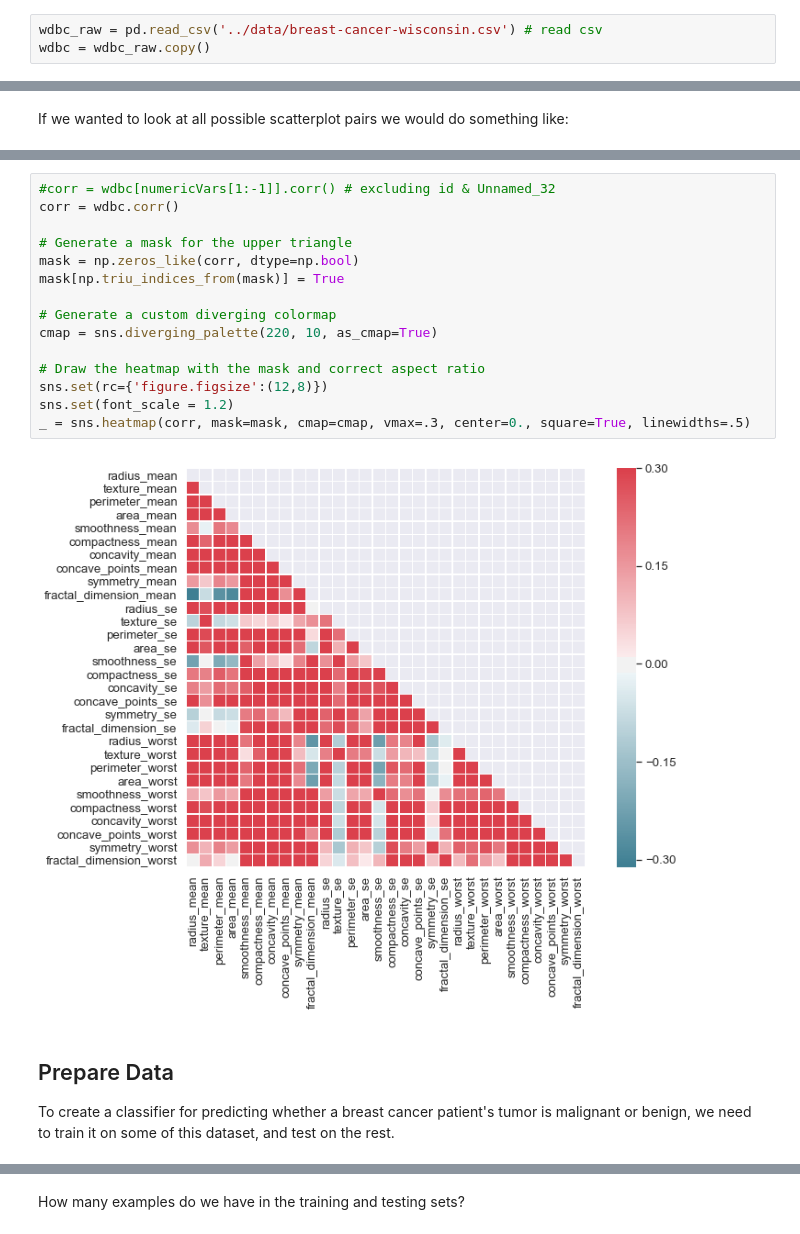
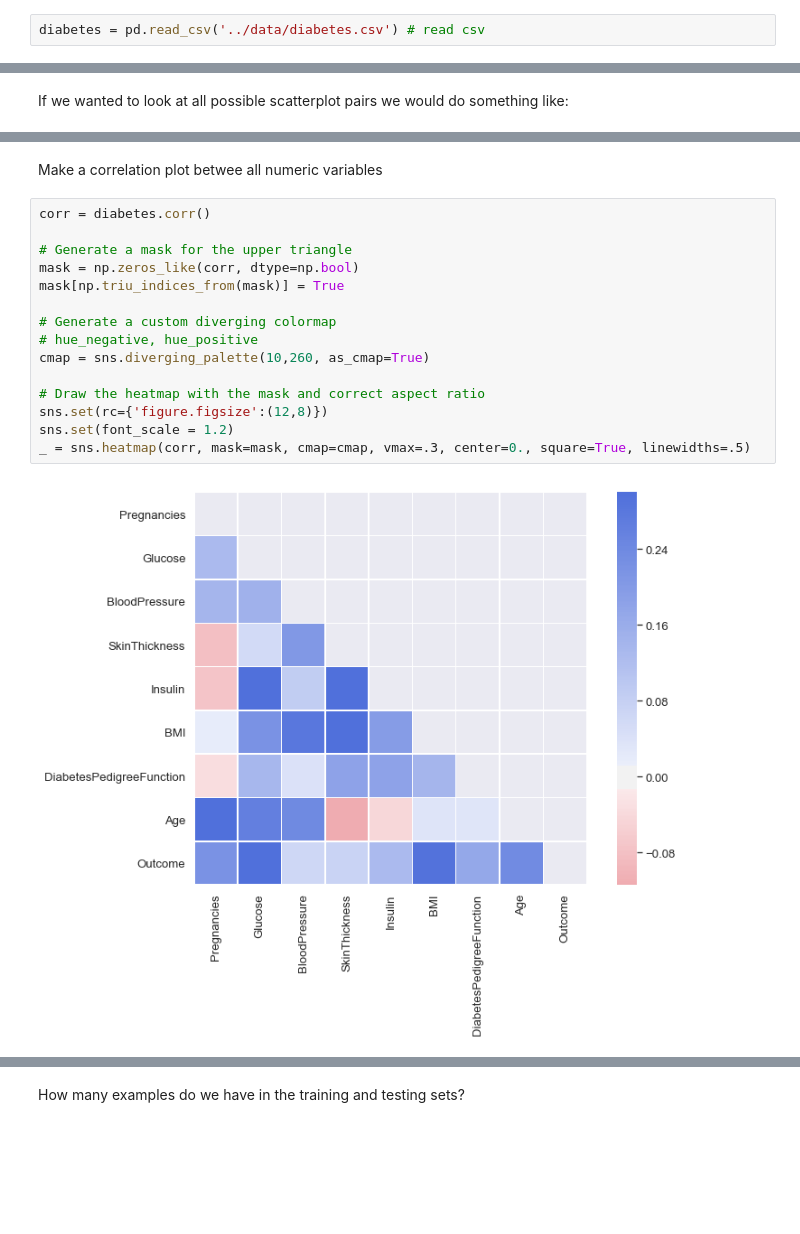
Before and after one commit to marius-mather/lessons-mlpy, a Jupyter notebook: _episodes_rmd/50-Classification.ipynb, the cells around one changed output, grey strips where cells are left out. Drawn from its saved outputs; the diff is of its cells as text; blank space fills up the shorter version.

```diff
--- a/_episodes_rmd/50-Classification.ipynb
+++ b/_episodes_rmd/50-Classification.ipynb
@@ -148,5 +125,4 @@ sns.set(font_scale = 1.5)
 # %% [markdown]
 ### Load Data
 # %%
-wdbc_raw = pd.read_csv('../data/breast-cancer-wisconsin.csv') # read csv
-wdbc = wdbc_raw.copy()
+diabetes = pd.read_csv('../data/diabetes.csv') # read csv
@@ -309,21 +294,19 @@ But it's easier to look at a correlation plot:
+# %% [markdown]
+Make a correlation plot betwee all numeric variables
 # %%
-#corr = wdbc[numericVars[1:-1]].corr() # excluding id & Unnamed_32
-corr = wdbc.corr()
+corr = diabetes.corr()
 
 # Generate a mask for the upper triangle
 mask = np.zeros_like(corr, dtype=np.bool)
 mask[np.triu_indices_from(mask)] = True
 
 # Generate a custom diverging colormap
-cmap = sns.diverging_palette(220, 10, as_cmap=True)
+# hue_negative, hue_positive
+cmap = sns.diverging_palette(10,260, as_cmap=True)
 
 # Draw the heatmap with the mask and correct aspect ratio
 sns.set(rc={'figure.figsize':(12,8)})
 sns.set(font_scale = 1.2)
 _ = sns.heatmap(corr, mask=mask, cmap=cmap, vmax=.3, center=0., square=True, linewidths=.5)
 # %% [output]
-[figure, old version]
+[figure, new version]
-# %% [markdown]
-## Prepare Data
-
-To create a classifier for predicting whether a breast cancer patient's tumor is malignant or benign, we need to train it on some of this dataset, and test on the rest.
```
Also changed, not shown: parts of 64 cells of this notebook, 7 other files.
